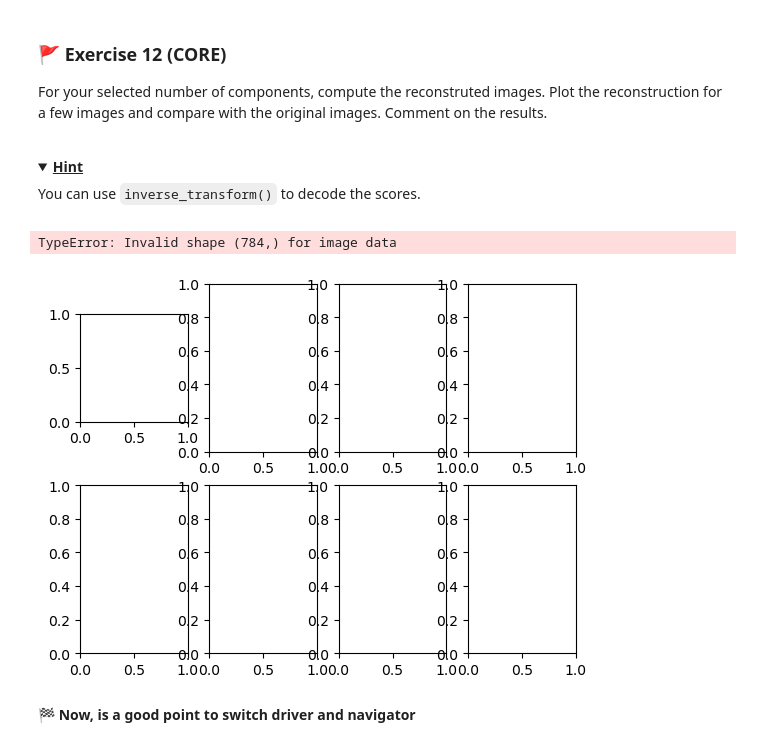
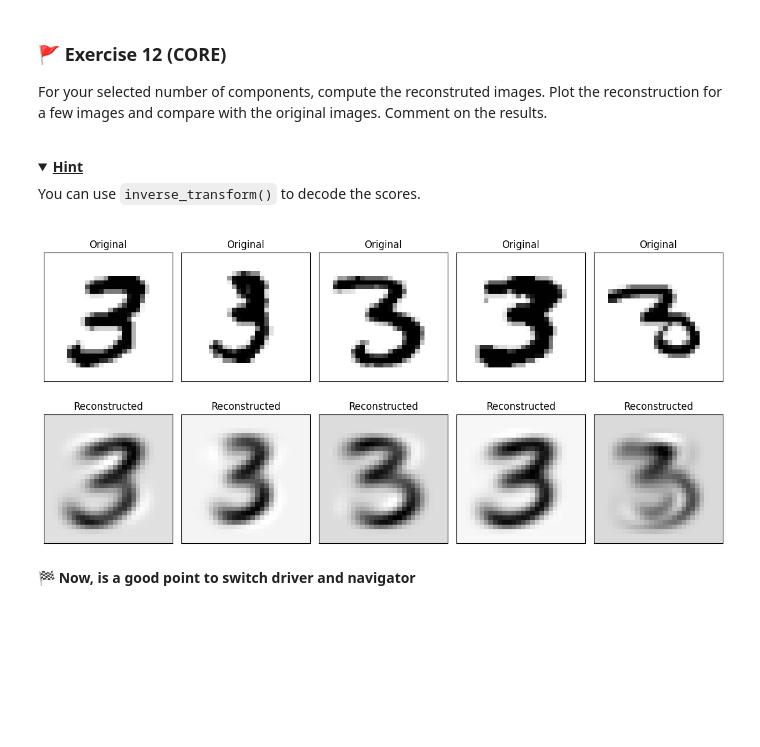
Before and after one commit to Tsouzou/Open-and-closed-loop-experiment, a Jupyter notebook: mlp_week02(1).ipynb, the cells around one changed output. Cells and saved outputs as stored; diff of their text form; code cells hidden in the pictures; folded sections open; blank space fills up the shorter version.

```diff
--- a/mlp_week02(1).ipynb
+++ b/mlp_week02(1).ipynb
@@ -86,14 +76,14 @@ plt.show()
 Now, let's create a dictionary, with the digit classes (0-9) as keys, where the correponding values are the set of all images corresponding to that particular label.
 # %%
 digits_dict = {}
-#X_= X.values
+X_= X.values
 count = 0
 
 for label in y:
   if label in digits_dict:
-    digits_dict[label] += [X[count]]
+    digits_dict[label] += [X_[count]]
   else:
-    digits_dict[label] = [X[count]]
+    digits_dict[label] = [X_[count]]
   count += 1
 # %% [markdown]
 Next let's visualize some of the images. We will start by picking a label and plotting a few images from within the dictionary. Note that each image contains a total of 784 pixels (28 by 28) and we will need to `reshape` the image to plot with `imshow(...,cmap='gray_r')`. Try also changing the label to view different digits.
@@ -129,7 +118,7 @@ Now focus on the 3s only and create a data matrix called `X_threes`. Define also
 
 What are the features in this problem? How many features and data points are there?
 # %%
-X_threes = np.asarray(digits_dict[3])
+X_threes = np.asarray(digits_dict['3'])
 N, D = X_threes.shape
 print('There are', N, 'data points and', D, 'features')
 # %% [output]
@@ -205,3 +197,15 @@ Plot the mean image by accessing the `mean_` attribute and check that it is the
 ### 🚩 Exercise 7 (CORE)
 
 Plot the the first ten basis vectors as images by accessing the `components_` attribute. Overall, what patterns do they seem describe?
+# %%
+import math
+n_plot = 10
+
+fig, ax = plt.subplots(2, 5, figsize=(10, 4))
+for n in range(n_plot):
+    row, col = divmod(n, 5)
+    ax[row, col].imshow(pca_threes.components_[n, :].reshape((28, 28)), cmap='gray_r')
+    ax[row, col].set_xticks([])
+    ax[row, col].set_yticks([])
+fig.tight_layout()
+plt.show()
@@ -309,19 +383,30 @@ For your selected number of components, compute the reconstruted images. Plot th
 You can use `inverse_transform()` to decode the scores.
 </details>
 # %%
-scores_n7 = PCA(n_components = 7).fit(X_threes).transform(X_threes)
-Xr = pca_threes_n7.inverse_transform(scores_n7)
+pca_threes_n7 = PCA(n_components=7).fit(X_threes)
 
-num_imgs= 5
-fig, ax = plt.subplots(2,n)
-for n in range(num_imgs):
-  ax[0,n].imshow(X_threes[n,:], cmap='gray_r')
-  ax[1,n].imshow(X_r[n,:], cmap='gray_r')
+scores_n7 = pca_threes_n7.transform(X_threes)
+X_r = pca_threes_n7.inverse_transform(scores_n7)
+
+n_images = 5
+
+fig, ax = plt.subplots(2, n_images, figsize=(12, 6))
+
+for n in range(n_images):
+    # Original images
+    ax[0, n].imshow(X_threes[n, :].reshape((28, 28)), cmap='gray_r')
+    ax[0, n].set_title('Original')
+
+    # Reconstructed images
+    ax[1, n].imshow(X_r[n, :].reshape((28, 28)), cmap='gray_r')
+    ax[1, n].set_title('Reconstructed')
+
 plt.setp(ax, xticks=[], yticks=[])
+
 fig.tight_layout()
+plt.show()
 # %% [output]
-TypeError: Invalid shape (784,) for image data
-[figure, old version]
+[figure, new version]
 # %% [markdown]
 🏁 **Now, is a good point to switch driver and navigator**
 # %% [markdown]
```
Also changed, not shown: parts of 27 cells of this notebook, 1 other file.
